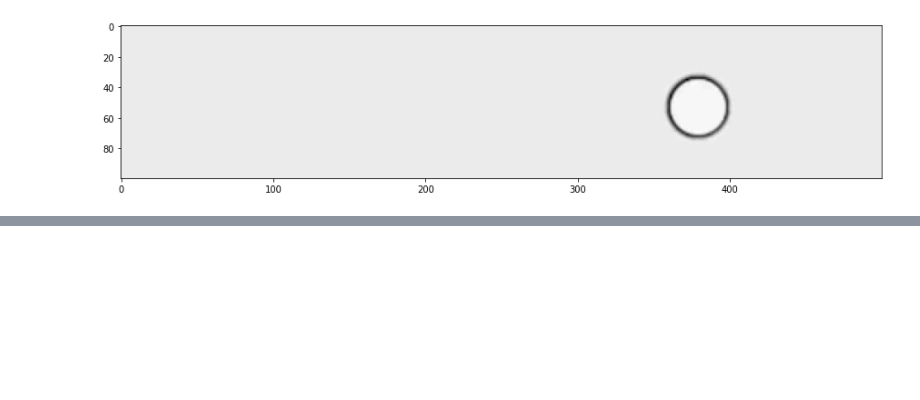
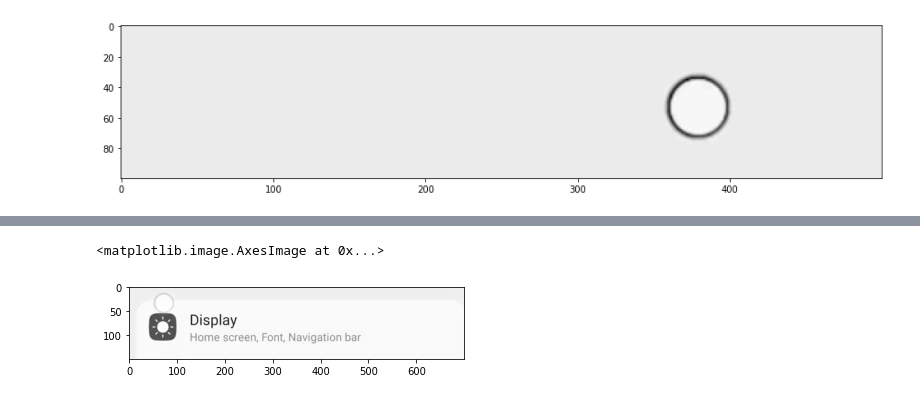
Before and after one commit to yousungchoi/tf2_object_detection_dataset, a Jupyter notebook: 55_optical_flow_new.ipynb, the cells around one changed output, grey strips where cells are left out. Drawn from its saved outputs; the diff is of its cells as text; code cells hidden in the pictures; blank space fills up the shorter version.

Commit message:
add optical flow test ipynb

```diff
--- a/55_optical_flow_new.ipynb
+++ b/55_optical_flow_new.ipynb
@@ -172,7 +172,7 @@ video_input = file_path + file_name
 output_file_name = '210506_orb_output_shrink.mp4'
 video_output = file_path + output_file_name
 fourcc = cv2.VideoWriter_fourcc(*'XVID')
-out = cv2.VideoWriter(video_output, fourcc, 10.0, (100, 500))
+out = cv2.VideoWriter(video_output, fourcc, 10.0, (500, 100))
 # %%
 orb = cv2.ORB_create(
     nfeatures=100,
@@ -298,0 +303,25 @@ plt.imshow(test_image, 'gray')
+# %%
+file_path = '/home001/yousung.choi/projects/project_coordination/tools/1_datasets/1_video/Rainbow_Test/'
+file_name = '210517_orb_input.mp4'
+video_input = file_path + file_name
+
+output_file_name = '210517_orb_output.mp4'
+video_output = file_path + output_file_name
+fourcc = cv2.VideoWriter_fourcc(*'XVID')
+out = cv2.VideoWriter(video_output, fourcc, 10.0, (700, 150))
+# %%
+orb = cv2.ORB_create(
+    nfeatures=100,
+    scaleFactor=1.5,
+    nlevels=10,
+    edgeThreshold=5,
+    firstLevel=0,
+    WTA_K=2,
+    scoreType=cv2.ORB_HARRIS_SCORE,
+    patchSize=2,
+    fastThreshold=20,
+)
+
+def get_features(gray):
+    kp, descs = orb.detectAndCompute(gray, None)
+    return np.array([np.array([k.pt]).astype(np.float32,) for k in kp])
@@ -298,0 +437,5 @@ plt.imshow(test_image, 'gray')
+# %%
+plt.imshow(test_image, 'gray')
+# %% [output]
+<matplotlib.image.AxesImage at 0x...>
+[figure, added]
```
Also changed, not shown: parts of 5 cells of this notebook, 1 other file.
